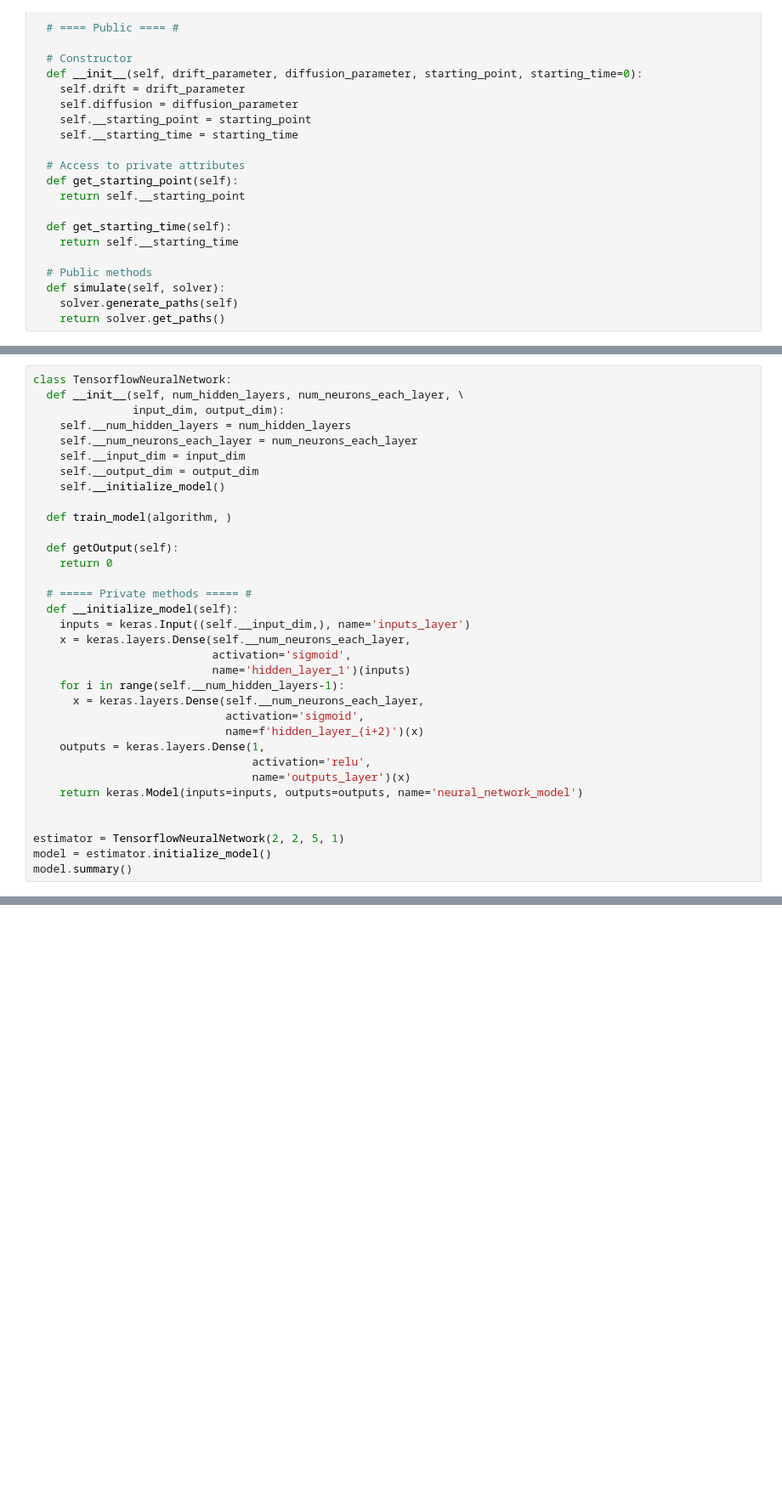
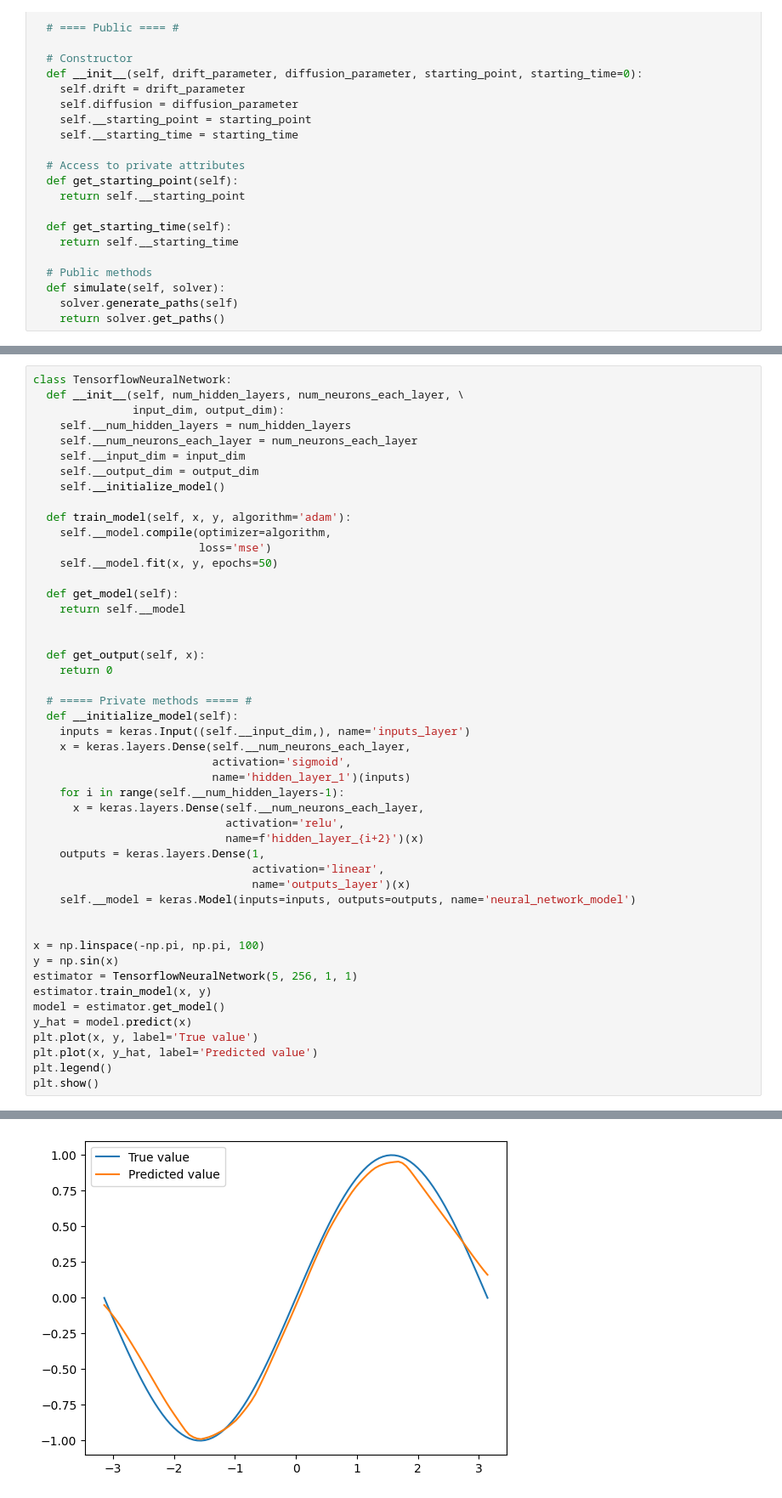
Before and after one commit to abcdise/master_thesis, a Jupyter notebook: MasterThesis.ipynb, the cells around one changed output, grey strips where cells are left out. Shown at 85% size. Drawn from its saved outputs; the diff is of its cells as text; blank space fills up the shorter version.

```diff
--- a/MasterThesis.ipynb
+++ b/MasterThesis.ipynb
@@ -167,9 +243,16 @@ class TensorflowNeuralNetwork:
     self.__output_dim = output_dim
     self.__initialize_model()
 
-  def train_model(algorithm, )
+  def train_model(self, x, y, algorithm='adam'):
+    self.__model.compile(optimizer=algorithm,
+                         loss='mse')
+    self.__model.fit(x, y, epochs=50)
 
-  def getOutput(self):
+  def get_model(self):
+    return self.__model
+
+
+  def get_output(self, x):
     return 0
 
   # ===== Private methods ===== #
@@ -180,15 +263,22 @@ class TensorflowNeuralNetwork:
                            name='hidden_layer_1')(inputs)
     for i in range(self.__num_hidden_layers-1):
       x = keras.layers.Dense(self.__num_neurons_each_layer,
-                             activation='sigmoid',
+                             activation='relu',
                              name=f'hidden_layer_{i+2}')(x)
     outputs = keras.layers.Dense(1,
-                                 activation='relu',
+                                 activation='linear',
                                  name='outputs_layer')(x)
-    return keras.Model(inputs=inputs, outputs=outputs, name='neural_network_model')
+    self.__model = keras.Model(inputs=inputs, outputs=outputs, name='neural_network_model')
 
 
-estimator = TensorflowNeuralNetwork(2, 2, 5, 1)
-model = estimator.initialize_model()
-model.summary()
+x = np.linspace(-np.pi, np.pi, 100)
+y = np.sin(x)
+estimator = TensorflowNeuralNetwork(5, 256, 1, 1)
+estimator.train_model(x, y)
+model = estimator.get_model()
+y_hat = model.predict(x)
+plt.plot(x, y, label='True value')
+plt.plot(x, y_hat, label='Predicted value')
+plt.legend()
+plt.show()
 # %% [output]
@@ -211,0 +302 @@ _________________________________________________________________
+[figure, added]
```
Also changed, not shown: parts of 8 cells of this notebook.
